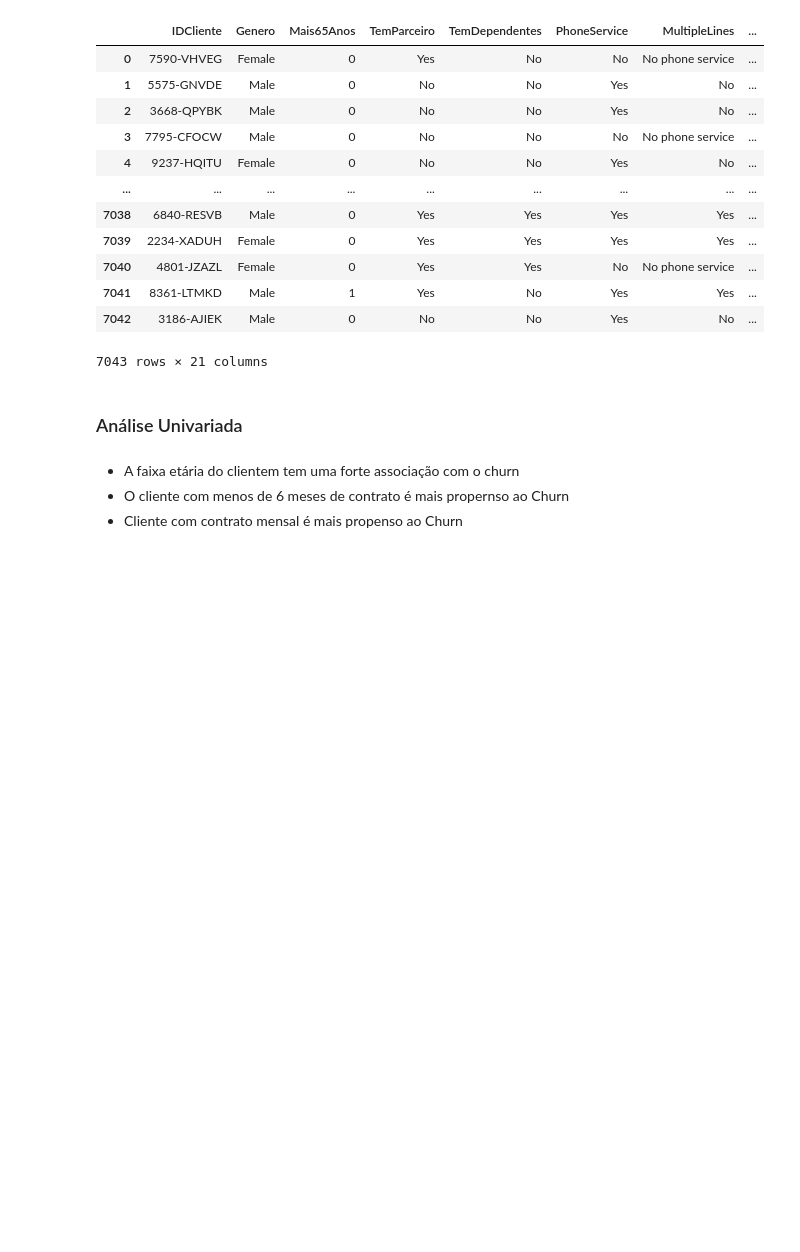
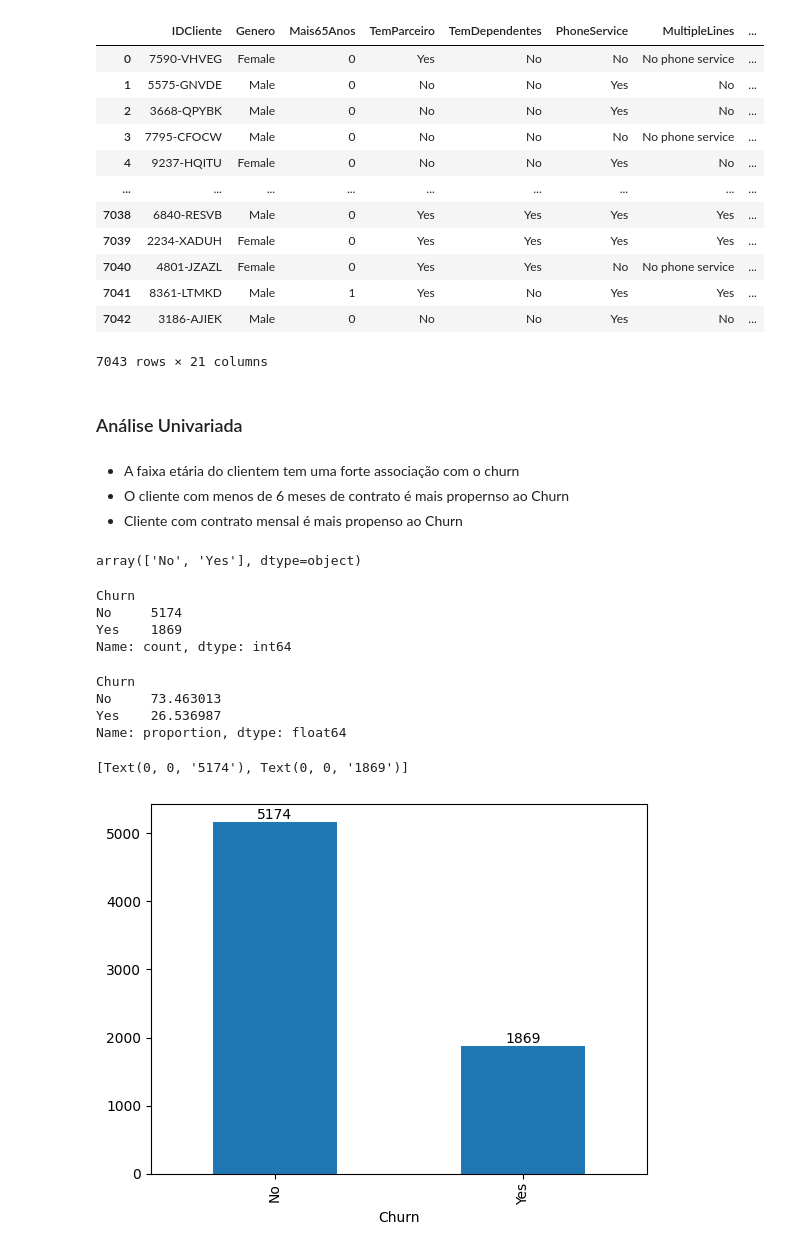
Before and after one commit to RonanSousaPoffo/IA-Python, a Jupyter notebook: EDA_COLETA_PREPARACAO_DADOS/eda_churn.ipynb, the cells around one changed output. Saved outputs shown, nothing was run; the diff lists cells and outputs as text; code cells hidden in the pictures; blank space fills up the shorter version.

```diff
--- a/EDA_COLETA_PREPARACAO_DADOS/eda_churn.ipynb
+++ b/EDA_COLETA_PREPARACAO_DADOS/eda_churn.ipynb
@@ -607,3 +607,31 @@ df_churn.fillna(value={'TotalCharges':media_TotalCharges})
  - A faixa etária do clientem tem uma forte associação com o churn
  - O cliente com menos de 6 meses de contrato é mais propernso ao Churn
  - Cliente com contrato mensal é mais propenso ao Churn
+# %%
+# Contar clientes usando a variável Churn com referência
+df_churn.Churn.unique()#Quais são os valores unicos dessa variável
+# %% [output]
+array(['No', 'Yes'], dtype=object)
+# %%
+df_churn.Churn.value_counts()
+# %% [output]
+Churn
+No     5174
+Yes    1869
+Name: count, dtype: int64
+# %%
+# como é a distribuição de clientes (percentualmente) que abandonaram ou continuam ativos
+df_churn.Churn.value_counts(normalize=True)*100
+# %% [output]
+Churn
+No     73.463013
+Yes    26.536987
+Name: proportion, dtype: float64
+# %%
+# Plot distribuição Churn (Quantidade)
+ax = df_churn.Churn.value_counts().plot.bar()
+
+ax.bar_label(ax.containers[0])
+# %% [output]
+[Text(0, 0, '5174'), Text(0, 0, '1869')]
+[figure, added]
```
Also changed, not shown: parts of 47 cells of this notebook, 2 other files.
